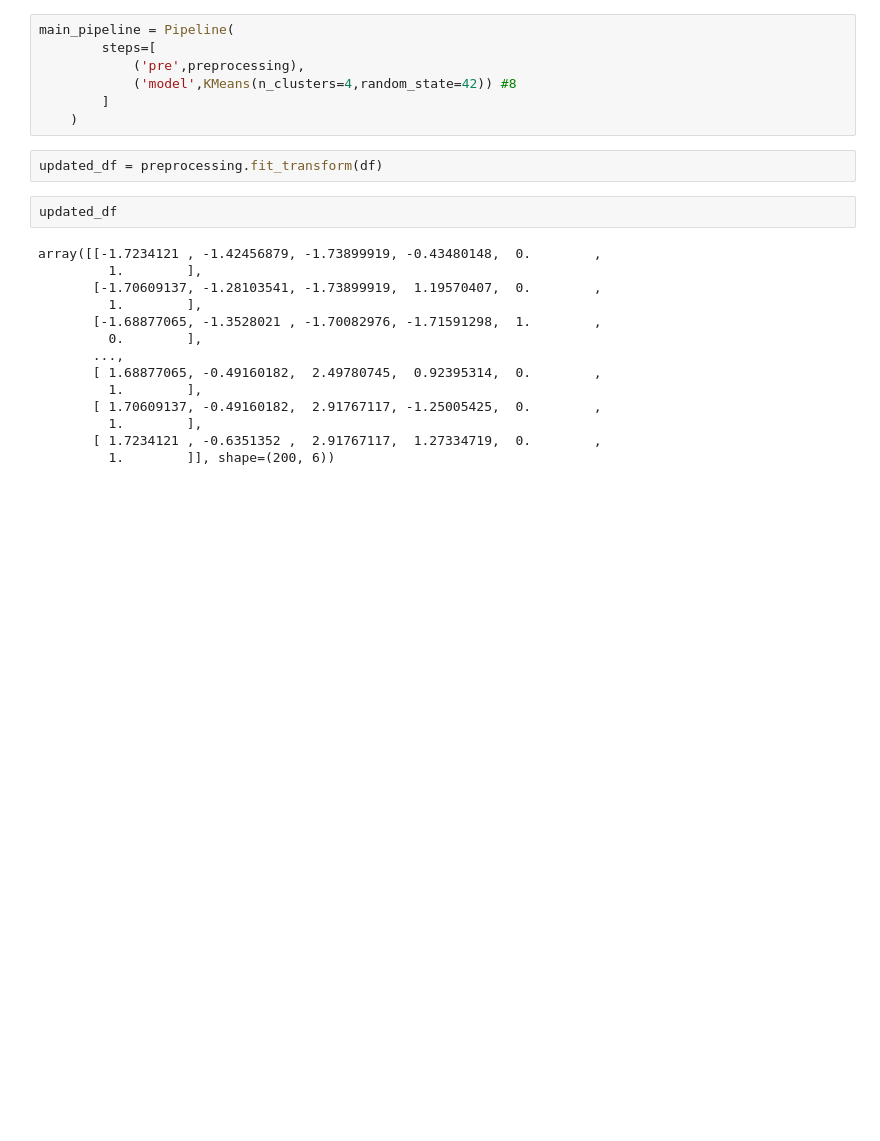
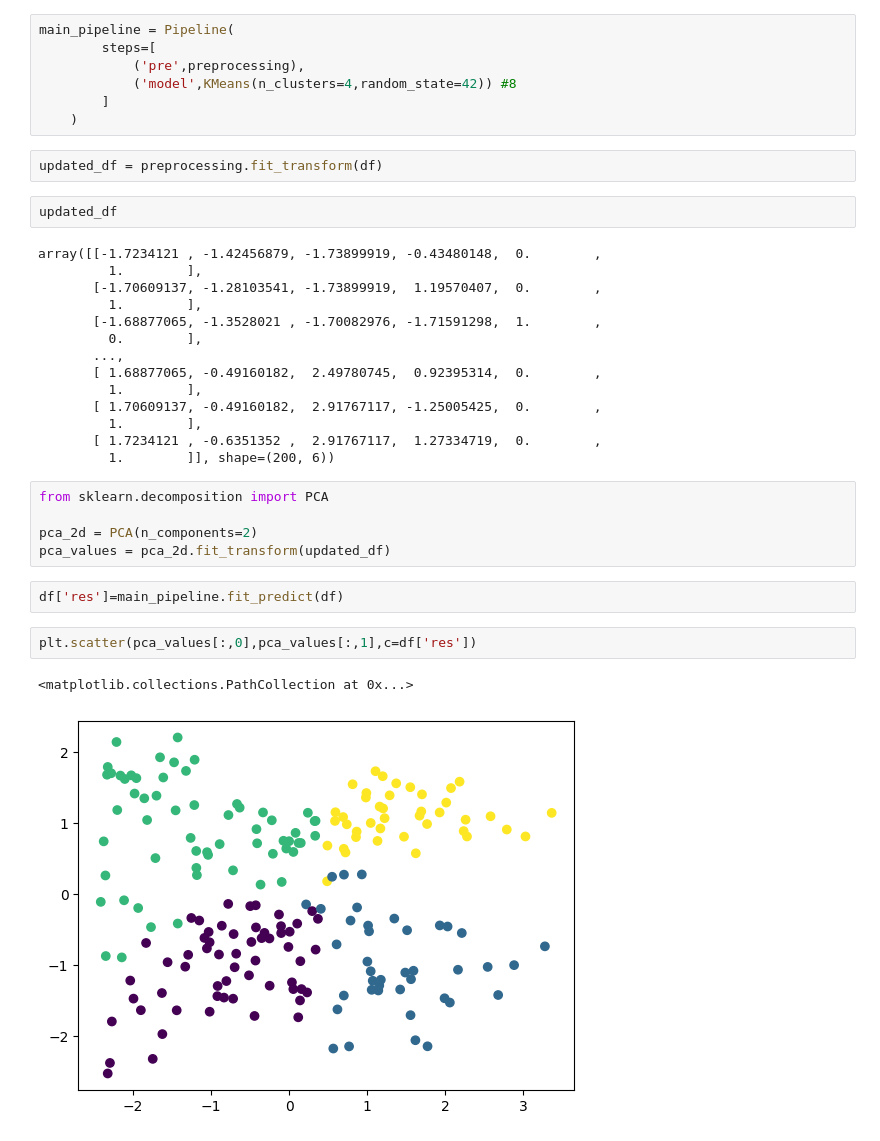
Before and after one commit to Ammarah-d/ML, a Jupyter notebook: WORKBOOK/Mall_KMeans.ipynb, the cells around one changed output. Saved outputs shown, nothing was run; the diff lists cells and outputs as text; blank space fills up the shorter version.

```diff
--- a/WORKBOOK/Mall_KMeans.ipynb
+++ b/WORKBOOK/Mall_KMeans.ipynb
@@ -133,3 +133,15 @@ array([[-1.7234121 , -1.42456879, -1.73899919, -0.43480148,  0.        ,
          1.        ],
        [ 1.7234121 , -0.6351352 ,  2.91767117,  1.27334719,  0.        ,
          1.        ]], shape=(200, 6))
+# %%
+from sklearn.decomposition import PCA
+
+pca_2d = PCA(n_components=2)
+pca_values = pca_2d.fit_transform(updated_df)
+# %%
+df['res']=main_pipeline.fit_predict(df)
+# %%
+plt.scatter(pca_values[:,0],pca_values[:,1],c=df['res'])
+# %% [output]
+<matplotlib.collections.PathCollection at 0x...>
+[figure, added]
```
Also changed, not shown: parts of 4 cells of this notebook, 1 other file.
